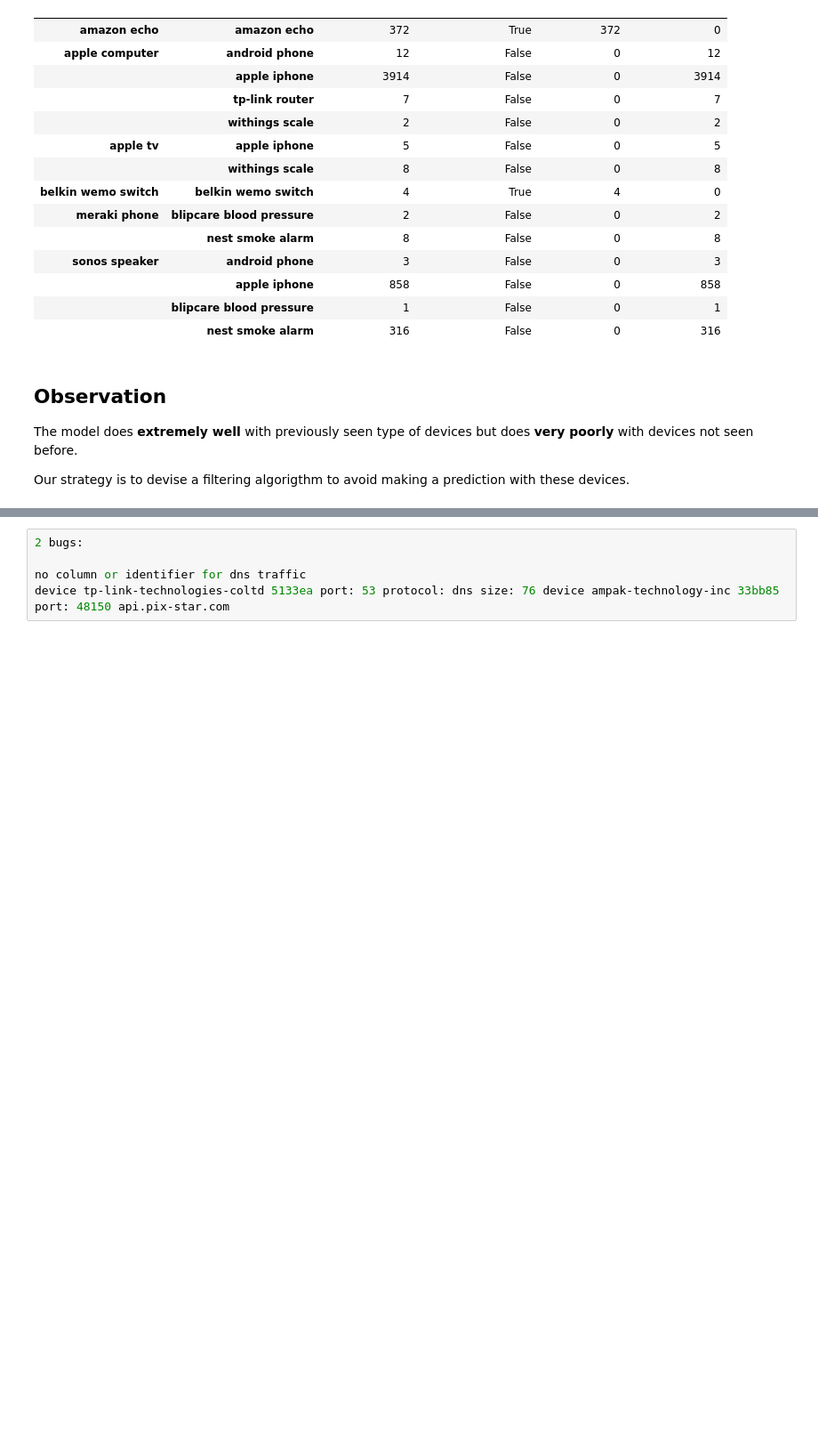
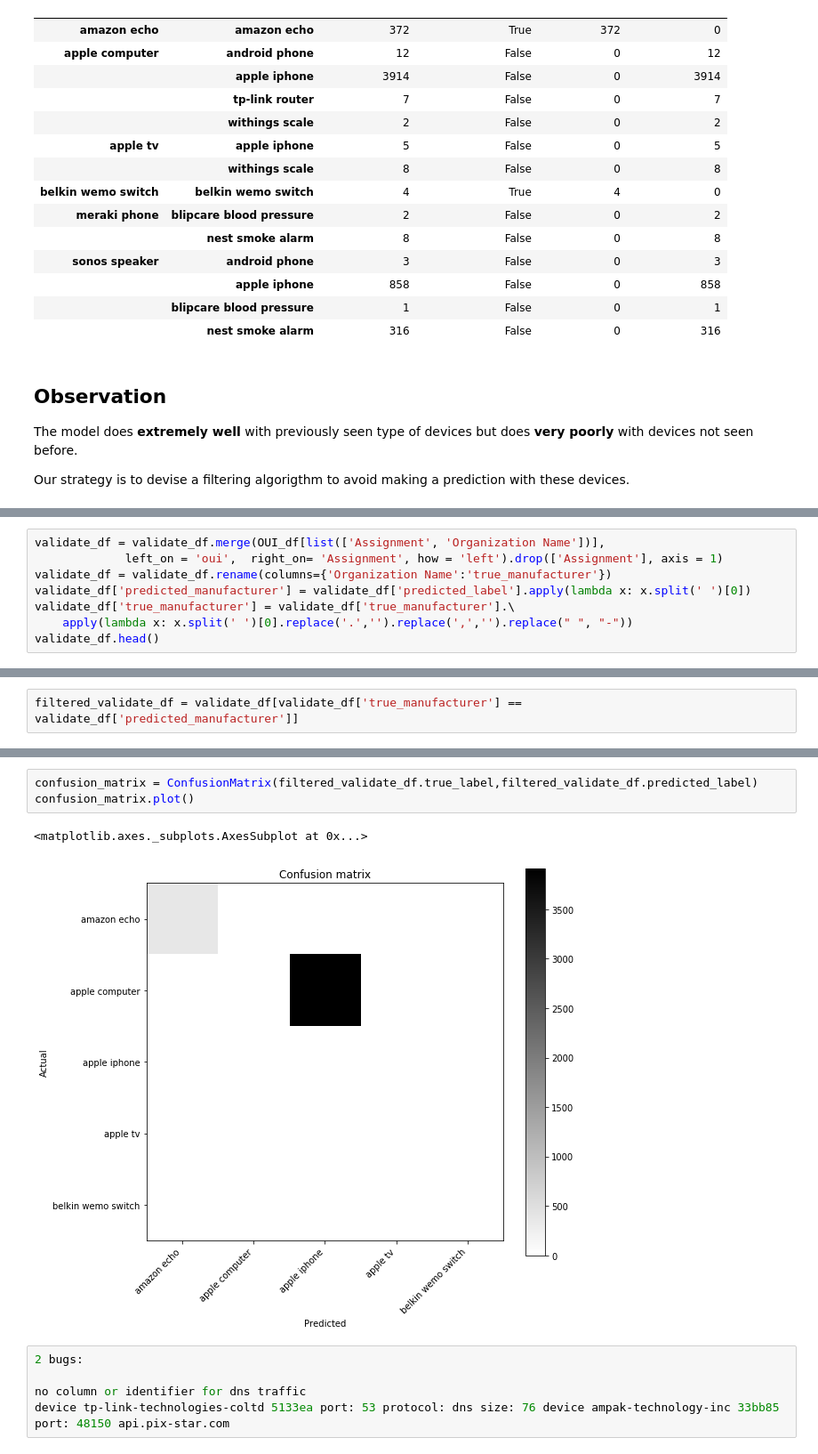
Before and after one commit to daghan/W210-IoT, a Jupyter notebook: IoT6_Sydney-all_rows_test_fasttext.ipynb, the cells around one changed output, grey strips where cells are left out. Shown at 89% size. Cells and saved outputs as stored; diff of their text form; blank space fills up the shorter version.

```diff
--- a/IoT6_Sydney-all_rows_test_fasttext.ipynb
+++ b/IoT6_Sydney-all_rows_test_fasttext.ipynb
@@ -733,0 +668,8 @@ filtered_validate_df[['true_label','predicted_label']]
+# %%
+validate_df = validate_df.merge(OUI_df[list(['Assignment', 'Organization Name'])],
+             left_on = 'oui',  right_on= 'Assignment', how = 'left').drop(['Assignment'], axis = 1)
+validate_df = validate_df.rename(columns={'Organization Name':'true_manufacturer'})
+validate_df['predicted_manufacturer'] = validate_df['predicted_label'].apply(lambda x: x.split(' ')[0])
+validate_df['true_manufacturer'] = validate_df['true_manufacturer'].\
+    apply(lambda x: x.split(' ')[0].replace('.','').replace(',','').replace(" ", "-"))
+validate_df.head()
@@ -733,0 +683,2 @@ filtered_validate_df[['true_label','predicted_label']]
+# %%
+filtered_validate_df = validate_df[validate_df['true_manufacturer'] == validate_df['predicted_manufacturer']]
@@ -734,3 +702,9 @@ filtered_validate_df[['true_label','predicted_label']]
+# %%
+confusion_matrix = ConfusionMatrix(filtered_validate_df.true_label,filtered_validate_df.predicted_label)
+confusion_matrix.plot()
+# %% [output]
+<matplotlib.axes._subplots.AxesSubplot at 0x...>
+[figure, added]
 # %%
 2 bugs:
 
```
Also changed, not shown: parts of 11 cells of this notebook.
